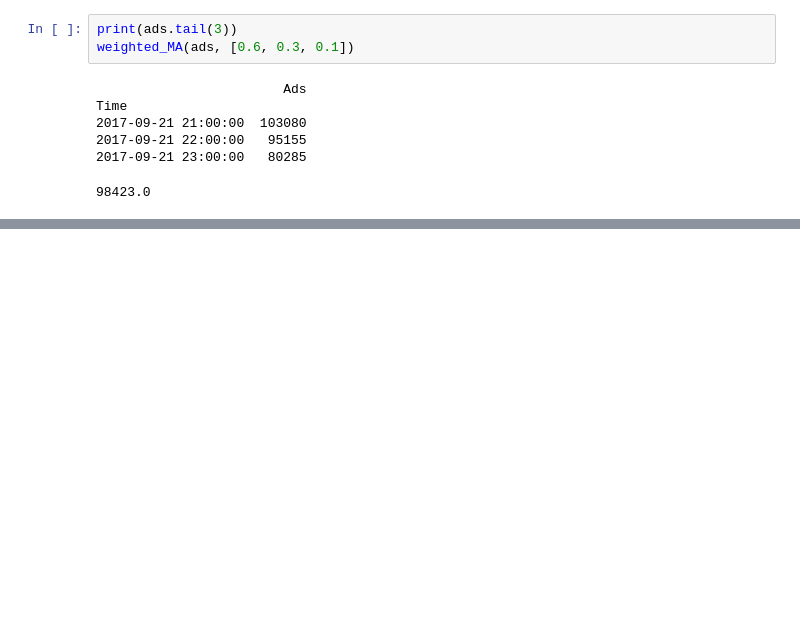
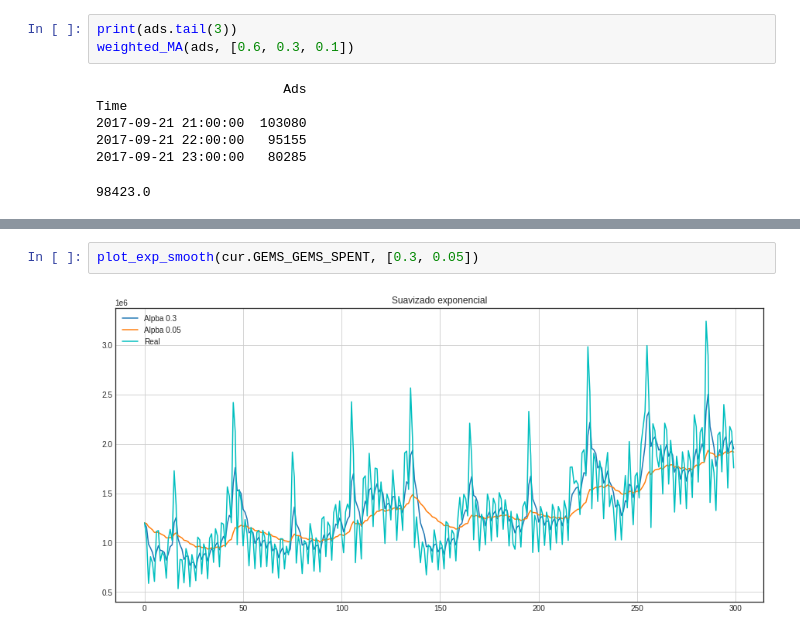
Before and after one commit to danielfrgs/LCD-PCCD-2021-1, a Jupyter notebook: SeriesdeTiempo.ipynb, the cells around one changed output, grey strips where cells are left out. Cells and saved outputs as stored; diff of their text form; blank space fills up the shorter version.

```diff
--- a/SeriesdeTiempo.ipynb
+++ b/SeriesdeTiempo.ipynb
@@ -224,0 +250,4 @@ Time
+# %%
+plot_exp_smooth(cur.GEMS_GEMS_SPENT, [0.3, 0.05])
+# %% [output]
+[figure, added]
```
Also changed, not shown: parts of 8 cells of this notebook.
